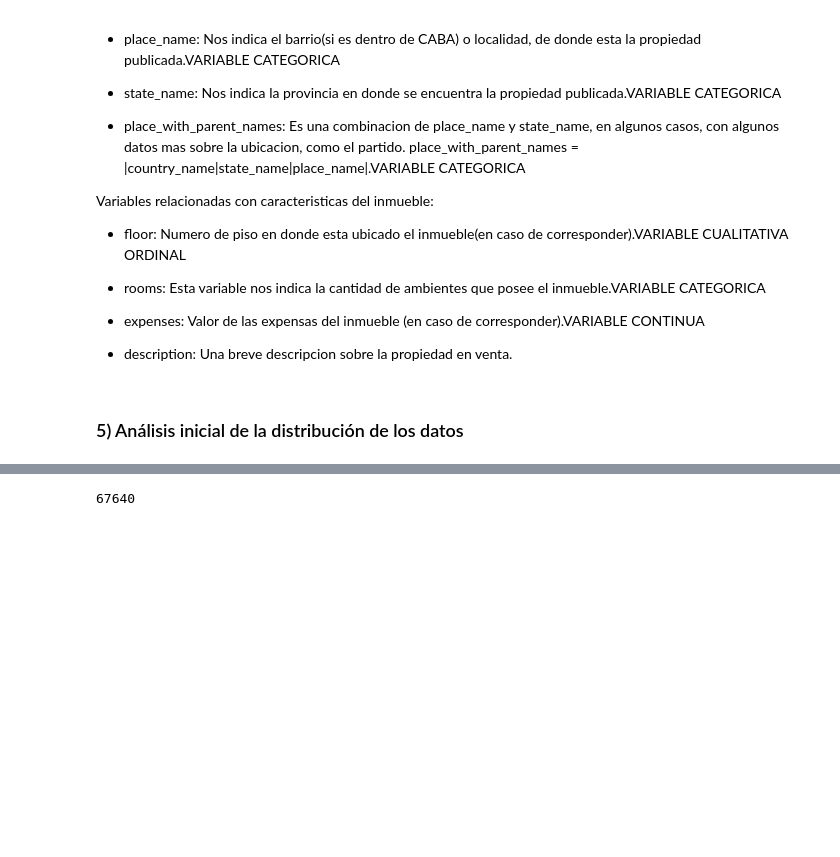
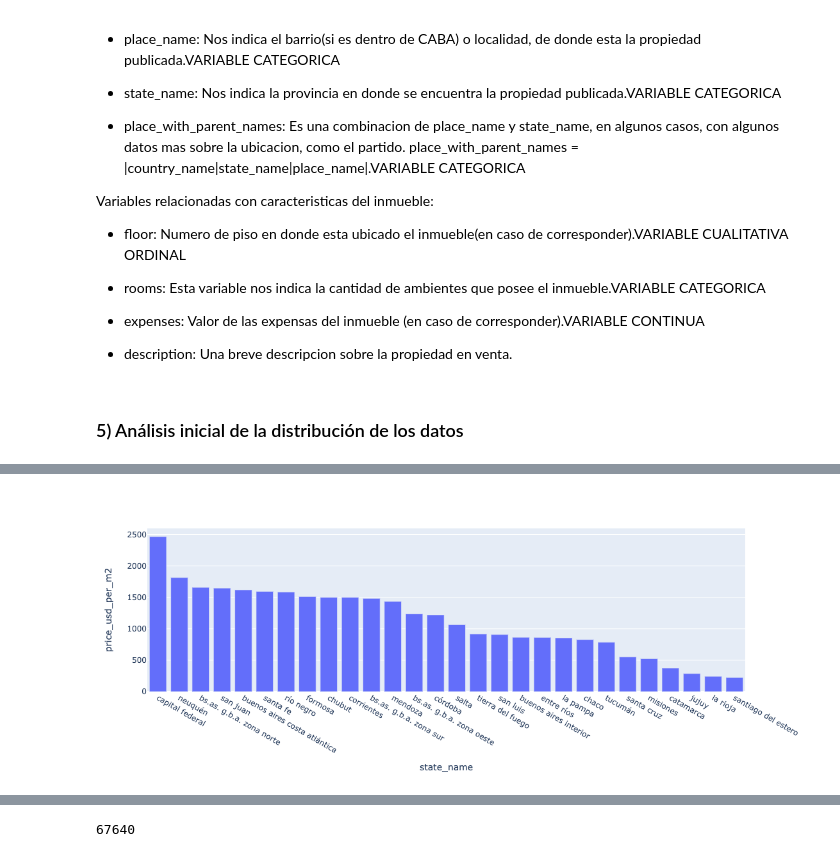
Before and after one commit to Csuarezgurruchaga/PROYECTO_FINAL_DIGITAL_HOUSE, a Jupyter notebook: Trabajo_Practico.ipynb, the cells around one changed output, grey strips where cells are left out. Saved outputs shown, nothing was run; the diff lists cells and outputs as text; code cells hidden in the pictures; blank space fills up the shorter version.

```diff
--- a/Trabajo_Practico.ipynb
+++ b/Trabajo_Practico.ipynb
@@ -183,0 +247,19 @@ False
+# %%
+provincia_bsas=['bs.as. g.b.a. zona norte', 'bs.as. g.b.a. zona sur', 'buenos aires costa atlántica', 'bs.as. g.b.a. zona oeste', 'buenos aires interior']
+
+df['Provincia']=df.state_name
+for provincia in provincia_bsas:
+    df.Provincia.replace(provincia,'provincia de buenos aires',inplace=True ,regex=True)
+# %%
+groupby_provincia_price_usd=df[df.currency=='usd'].groupby('state_name')['price'].median()
+groupby_provincia_price_ars=df[df.currency=='ars'].groupby('state_name')['price'].median()
+
+groupby_provincia=df.groupby('state_name')[cols_utiles_sin_price].median()
+
+groupby_provincia['price_usd']=groupby_provincia_price_usd
+groupby_provincia['price_ars']=groupby_provincia_price_ars
+groupby_provincia['cant de propiedades']=df.groupby('state_name')[cols_utiles_sin_price].count().property_type
+
+
+groupby_provincia=groupby_provincia.sort_values('cant de propiedades',ascending=False)
+groupby_provincia
@@ -183,0 +285,19 @@ False
+# %%
+groupby_provincia_toplot=groupby_provincia.reset_index()
+# %%
+fig = px.bar(groupby_provincia_toplot, x="state_name", y="price_usd_per_m2",  barmode='stack')
+
+fig.update_layout(
+    hoverlabel=dict(
+        bgcolor="white",
+        font_size=16,
+        font_family="Rockwell"
+    )
+)
+
+fig.update_layout(barmode='stack', xaxis={'categoryorder':'total descending'}) #Ordena manera decreciente
+
+
+fig.show()
+# %% [output]
+[figure, added]
```
Also changed, not shown: parts of 102 cells of this notebook.
